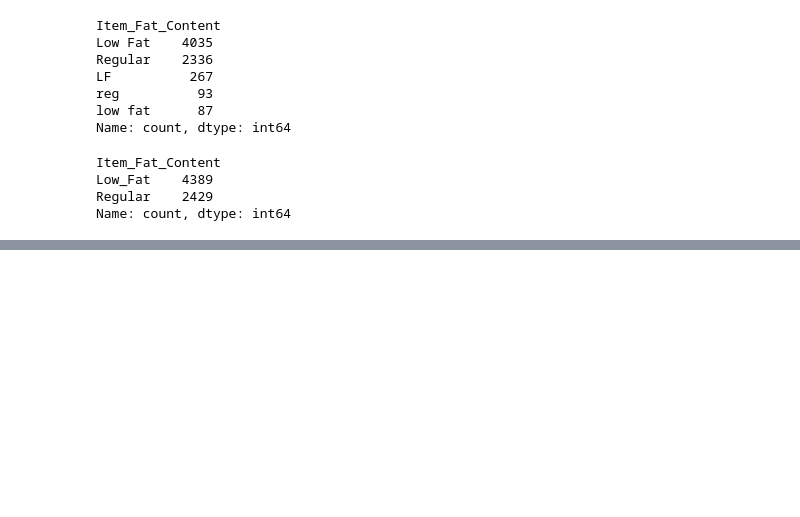
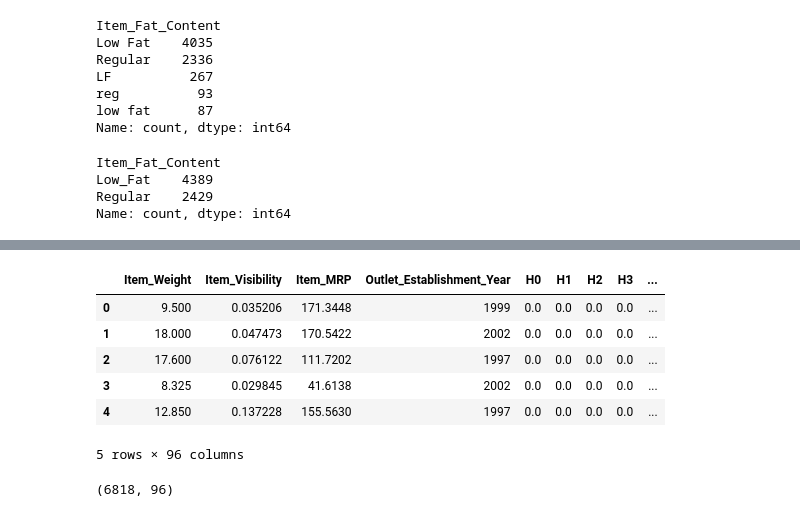
Before and after one commit to R0Njd/Data_Sc, a Jupyter notebook: sales prediction/sales.ipynb, the cells around one changed output, grey strips where cells are left out. Cells and saved outputs as stored; diff of their text form; code cells hidden in the pictures; blank space fills up the shorter version.

```diff
--- a/sales prediction/sales.ipynb
+++ b/sales prediction/sales.ipynb
@@ -434,0 +1020,23 @@ X_train_c.loc[X_train_v]
+# %%
+categorical_cols = Xtrain.select_dtypes(include=['object']).drop(columns=['Item_Identifier'])
+ohe = OneHotEncoder(handle_unknown='ignore')
+ohe.fit(categorical_cols)
+ohe_cols = ohe.get_feature_names_out(input_features=categorical_cols.columns)
+# %%
+num_cols_train = Xtrain.select_dtypes(exclude=['object']).reset_index(drop=True)
+categorical_cols_train= Xtrain.select_dtypes(include=['object']).drop(columns=['Item_Identifier'])
+Xtrain_feats= pd.DataFrame(ohe.transform(categorical_cols_train).toarray(), columns=ohe_cols)
+Xtrain_final = pd.concat([num_cols_train,hashed_df, Xtrain_feats], axis=1)
+Xtrain_final.head()
+# %% [output]
+|  | Item_Weight | Item_Visibility | Item_MRP | Outlet_Establishment_Year | H0 | H1 | H2 | H3 | ... |
+| 0 | 9.500 | 0.035206 | 171.3448 | 1999 | 0.0 | 0.0 | 0.0 | 0.0 | ... |
+| 1 | 18.000 | 0.047473 | 170.5422 | 2002 | 0.0 | 0.0 | 0.0 | 0.0 | ... |
+| 2 | 17.600 | 0.076122 | 111.7202 | 1997 | 0.0 | 0.0 | 0.0 | 0.0 | ... |
+| 3 | 8.325 | 0.029845 | 41.6138 | 2002 | 0.0 | 0.0 | 0.0 | 0.0 | ... |
+| 4 | 12.850 | 0.137228 | 155.5630 | 1997 | 0.0 | 0.0 | 0.0 | 0.0 | ... |
+5 rows × 96 columns
+# %%
+Xtrain_final.shape
+# %% [output]
+(6818, 96)
```
Also changed, not shown: parts of 50 cells of this notebook.
